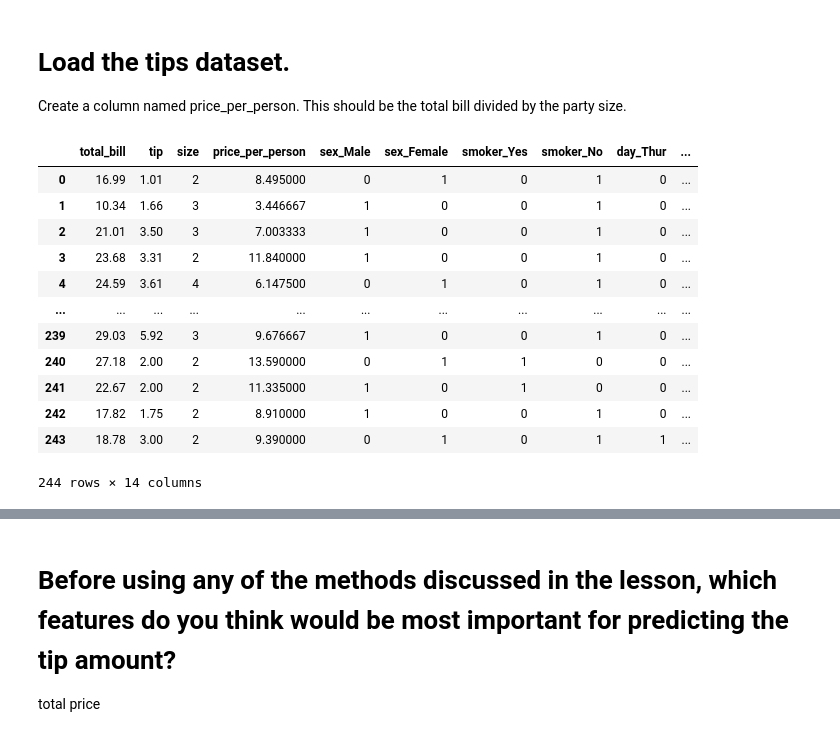
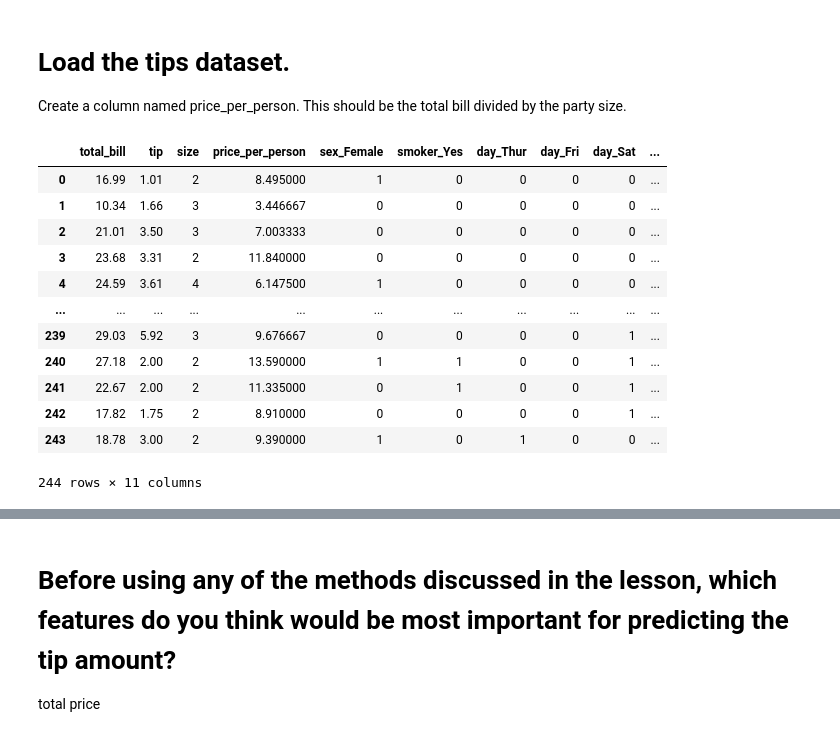
Before and after one commit to geary-shenck/regression-exercises, a Jupyter notebook: feature_engineering.ipynb, the cells around one changed output, grey strips where cells are left out. Saved outputs shown, nothing was run; the diff lists cells and outputs as text; code cells hidden in the pictures.

```diff
--- a/feature_engineering.ipynb
+++ b/feature_engineering.ipynb
@@ -29,28 +30,26 @@ Create a column named price_per_person. This should be the total bill divided by
 # %%
 df = sns.load_dataset("tips")
 df["price_per_person"] = df["total_bill"]/df["size"]
 
-
-
 dummy_df = pd.get_dummies(data=df[df.select_dtypes(include=['category']).columns.tolist()], drop_first=False)
-dummy_df.drop(columns=["sex_Male","smoker_No","time_Lunch"])
+dummy_df.drop(columns=["sex_Male","smoker_No","time_Lunch"],inplace=True)
 
 df = df.drop(columns=(df.select_dtypes(include=['category']).columns.tolist()))
 df = pd.concat([df,dummy_df],axis=1)
 
 pred = "tip"
 df
 # %% [output]
-|  | total_bill | tip | size | price_per_person | sex_Male | sex_Female | smoker_Yes | smoker_No | day_Thur | ... |
-| 0 | 16.99 | 1.01 | 2 | 8.495000 | 0 | 1 | 0 | 1 | 0 | ... |
-| 1 | 10.34 | 1.66 | 3 | 3.446667 | 1 | 0 | 0 | 1 | 0 | ... |
-| 2 | 21.01 | 3.50 | 3 | 7.003333 | 1 | 0 | 0 | 1 | 0 | ... |
-| 3 | 23.68 | 3.31 | 2 | 11.840000 | 1 | 0 | 0 | 1 | 0 | ... |
-| 4 | 24.59 | 3.61 | 4 | 6.147500 | 0 | 1 | 0 | 1 | 0 | ... |
+|  | total_bill | tip | size | price_per_person | sex_Female | smoker_Yes | day_Thur | day_Fri | day_Sat | ... |
+| 0 | 16.99 | 1.01 | 2 | 8.495000 | 1 | 0 | 0 | 0 | 0 | ... |
+| 1 | 10.34 | 1.66 | 3 | 3.446667 | 0 | 0 | 0 | 0 | 0 | ... |
+| 2 | 21.01 | 3.50 | 3 | 7.003333 | 0 | 0 | 0 | 0 | 0 | ... |
+| 3 | 23.68 | 3.31 | 2 | 11.840000 | 0 | 0 | 0 | 0 | 0 | ... |
+| 4 | 24.59 | 3.61 | 4 | 6.147500 | 1 | 0 | 0 | 0 | 0 | ... |
 | ... | ... | ... | ... | ... | ... | ... | ... | ... | ... | ... |
-| 239 | 29.03 | 5.92 | 3 | 9.676667 | 1 | 0 | 0 | 1 | 0 | ... |
-| 240 | 27.18 | 2.00 | 2 | 13.590000 | 0 | 1 | 1 | 0 | 0 | ... |
-| 241 | 22.67 | 2.00 | 2 | 11.335000 | 1 | 0 | 1 | 0 | 0 | ... |
-| 242 | 17.82 | 1.75 | 2 | 8.910000 | 1 | 0 | 0 | 1 | 0 | ... |
-| 243 | 18.78 | 3.00 | 2 | 9.390000 | 0 | 1 | 0 | 1 | 1 | ... |
+| 239 | 29.03 | 5.92 | 3 | 9.676667 | 0 | 0 | 0 | 0 | 1 | ... |
+| 240 | 27.18 | 2.00 | 2 | 13.590000 | 1 | 1 | 0 | 0 | 1 | ... |
+| 241 | 22.67 | 2.00 | 2 | 11.335000 | 0 | 1 | 0 | 0 | 1 | ... |
+| 242 | 17.82 | 1.75 | 2 | 8.910000 | 0 | 0 | 0 | 0 | 1 | ... |
+| 243 | 18.78 | 3.00 | 2 | 9.390000 | 1 | 0 | 1 | 0 | 0 | ... |
-244 rows × 14 columns
+244 rows × 11 columns
```
Also changed, not shown: parts of 10 cells of this notebook, 5 other files.
